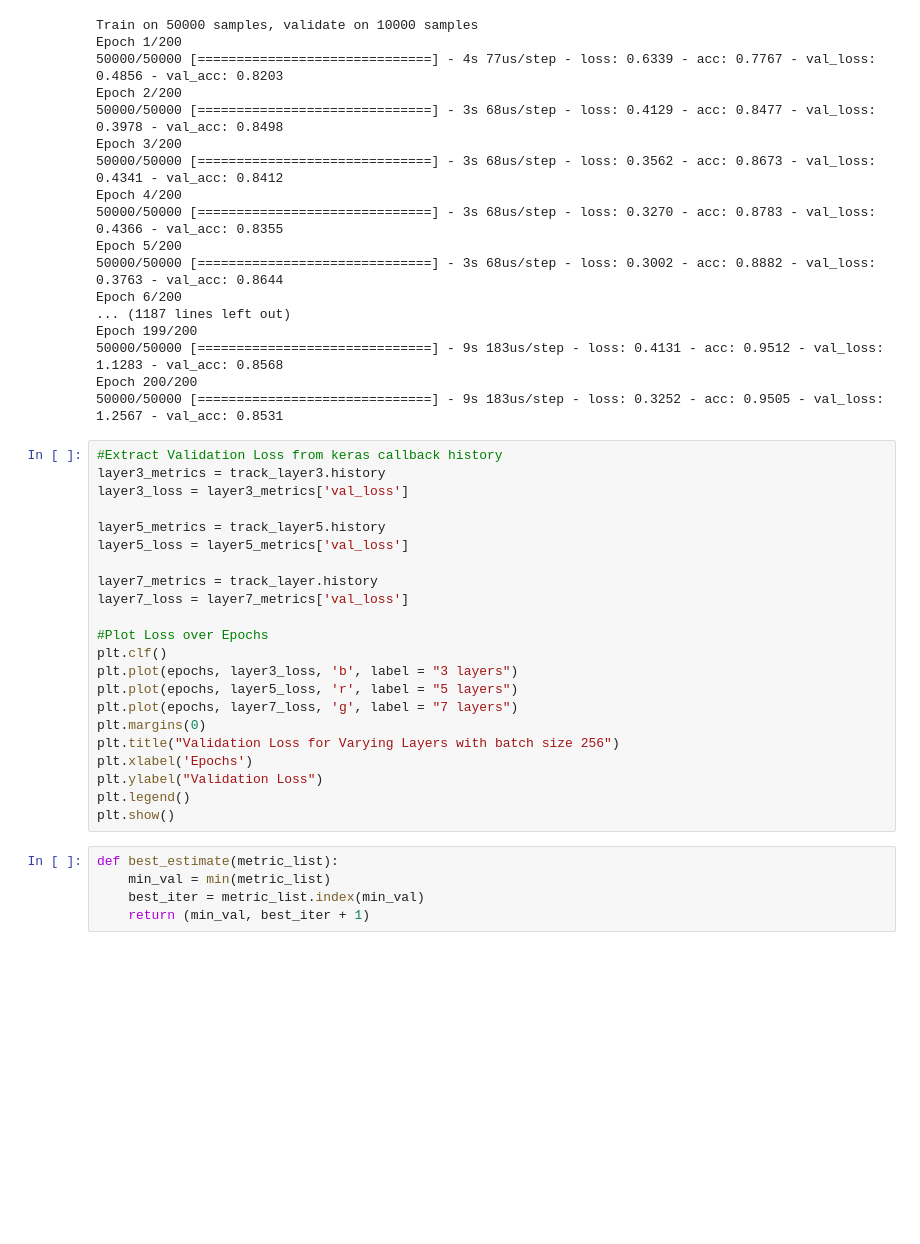
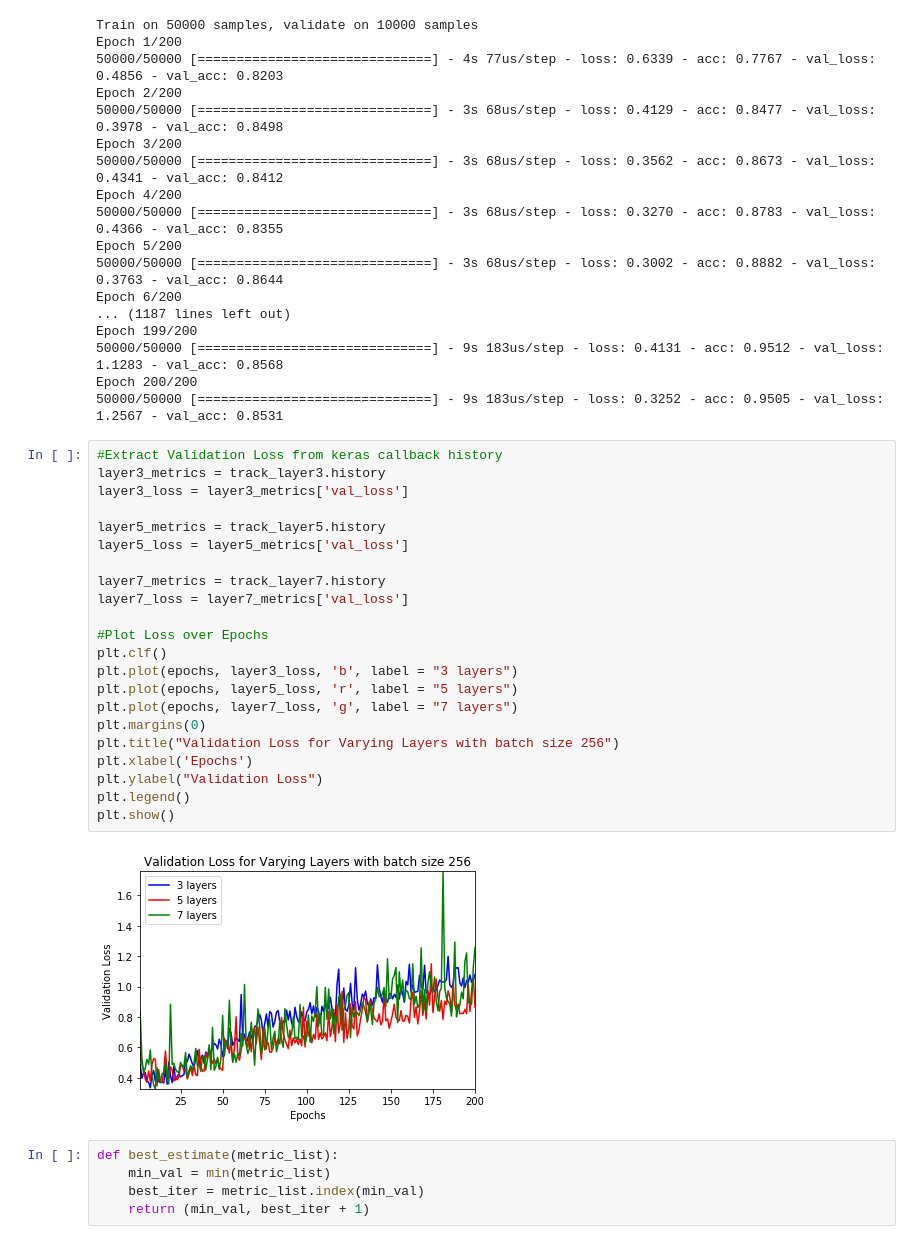
Before and after one commit to css-research/hw01, a Jupyter notebook: DhruvalBhatt_HW01.ipynb, the cells around one changed output. Cells and saved outputs as stored; diff of their text form; blank space fills up the shorter version.

```diff
--- a/DhruvalBhatt_HW01.ipynb
+++ b/DhruvalBhatt_HW01.ipynb
@@ -341,25 +336,27 @@ Epoch 200/200
 # %%
 #Extract Validation Loss from keras callback history
 layer3_metrics = track_layer3.history
 layer3_loss = layer3_metrics['val_loss']
 
 layer5_metrics = track_layer5.history
 layer5_loss = layer5_metrics['val_loss']
 
-layer7_metrics = track_layer.history
+layer7_metrics = track_layer7.history
 layer7_loss = layer7_metrics['val_loss']
 
 #Plot Loss over Epochs
 plt.clf()
 plt.plot(epochs, layer3_loss, 'b', label = "3 layers")
 plt.plot(epochs, layer5_loss, 'r', label = "5 layers")
 plt.plot(epochs, layer7_loss, 'g', label = "7 layers")
 plt.margins(0)
 plt.title("Validation Loss for Varying Layers with batch size 256")
 plt.xlabel('Epochs')
 plt.ylabel("Validation Loss")
 plt.legend()
 plt.show()
+# %% [output]
+[figure, added]
 # %%
 def best_estimate(metric_list):
     min_val = min(metric_list)
```
Also changed, not shown: parts of 25 cells of this notebook.
